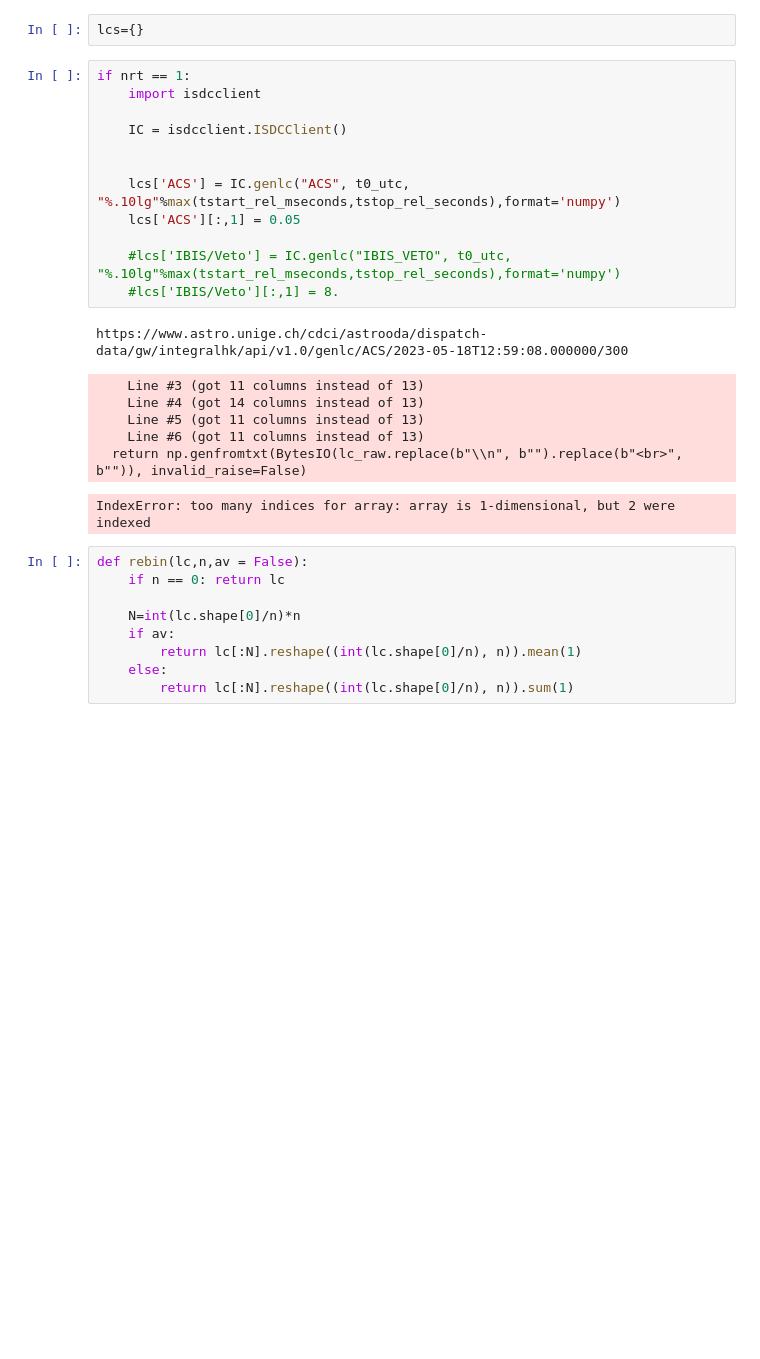
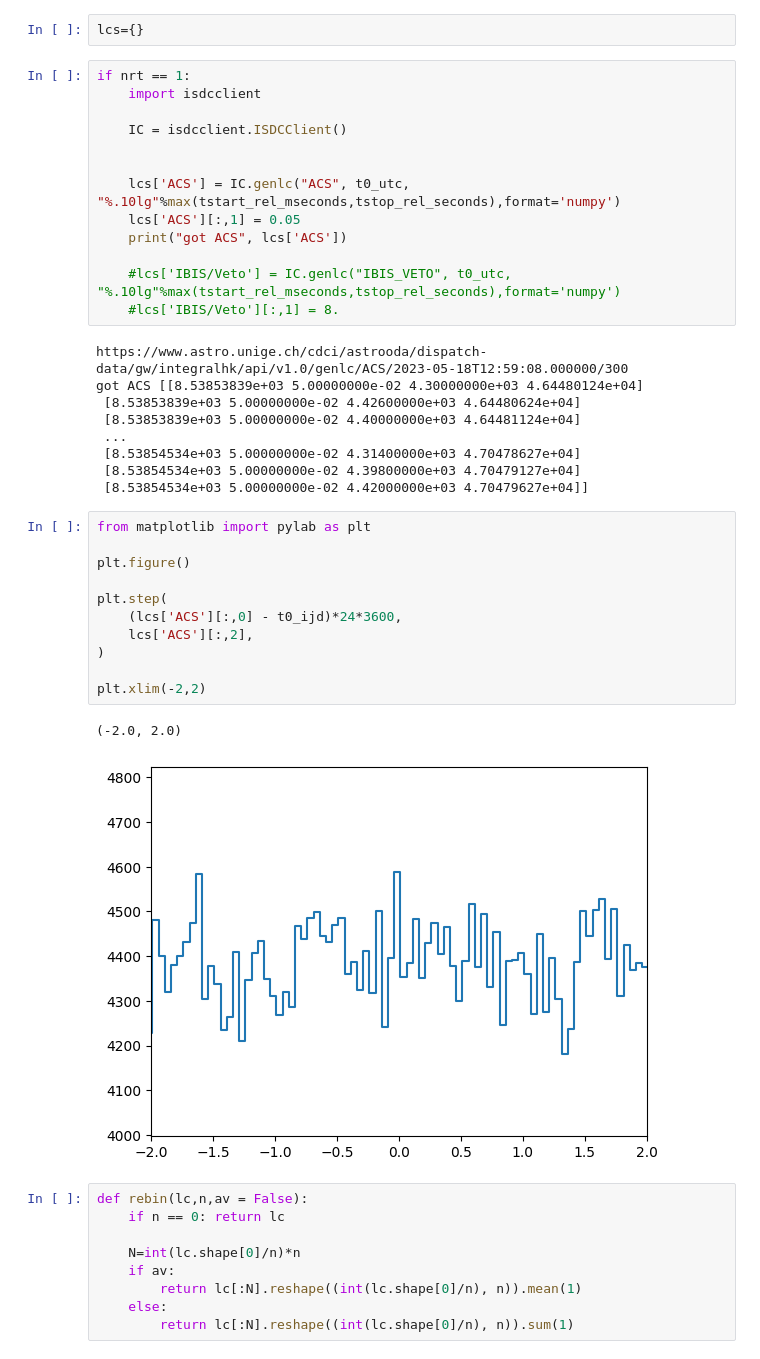
Before and after one commit to volodymyrss/integral_lvk, a Jupyter notebook: integralallsky.ipynb, the cells around one changed output. Cells and saved outputs as stored; diff of their text form; blank space fills up the shorter version.

```diff
--- a/integralallsky.ipynb
+++ b/integralallsky.ipynb
@@ -86,17 +86,33 @@ if nrt == 1:
 
     lcs['ACS'] = IC.genlc("ACS", t0_utc, "%.10lg"%max(tstart_rel_mseconds,tstop_rel_seconds),format='numpy')
     lcs['ACS'][:,1] = 0.05
+    print("got ACS", lcs['ACS'])
 
     #lcs['IBIS/Veto'] = IC.genlc("IBIS_VETO", t0_utc, "%.10lg"%max(tstart_rel_mseconds,tstop_rel_seconds),format='numpy')
     #lcs['IBIS/Veto'][:,1] = 8.
 # %% [output]
 https://www.astro.unige.ch/cdci/astrooda/dispatch-data/gw/integralhk/api/v1.0/genlc/ACS/2023-05-18T12:59:08.000000/300
+got ACS [[8.53853839e+03 5.00000000e-02 4.30000000e+03 4.64480124e+04]
+ [8.53853839e+03 5.00000000e-02 4.42600000e+03 4.64480624e+04]
+ [8.53853839e+03 5.00000000e-02 4.40000000e+03 4.64481124e+04]
+ ...
+ [8.53854534e+03 5.00000000e-02 4.31400000e+03 4.70478627e+04]
+ [8.53854534e+03 5.00000000e-02 4.39800000e+03 4.70479127e+04]
+ [8.53854534e+03 5.00000000e-02 4.42000000e+03 4.70479627e+04]]
-    Line #3 (got 11 columns instead of 13)
-    Line #4 (got 14 columns instead of 13)
-    Line #5 (got 11 columns instead of 13)
-    Line #6 (got 11 columns instead of 13)
-  return np.genfromtxt(BytesIO(lc_raw.replace(b"\\n", b"").replace(b"<br>", b"")), invalid_raise=False)
-IndexError: too many indices for array: array is 1-dimensional, but 2 were indexed
+# %%
+from matplotlib import pylab as plt
+
+plt.figure()
+
+plt.step(
+    (lcs['ACS'][:,0] - t0_ijd)*24*3600,
+    lcs['ACS'][:,2],
+)
+
+plt.xlim(-2,2)
+# %% [output]
+(-2.0, 2.0)
+[figure, added]
 # %%
 def rebin(lc,n,av = False):
     if n == 0: return lc
```
Also changed, not shown: parts of 18 cells of this notebook, 5 other files.
